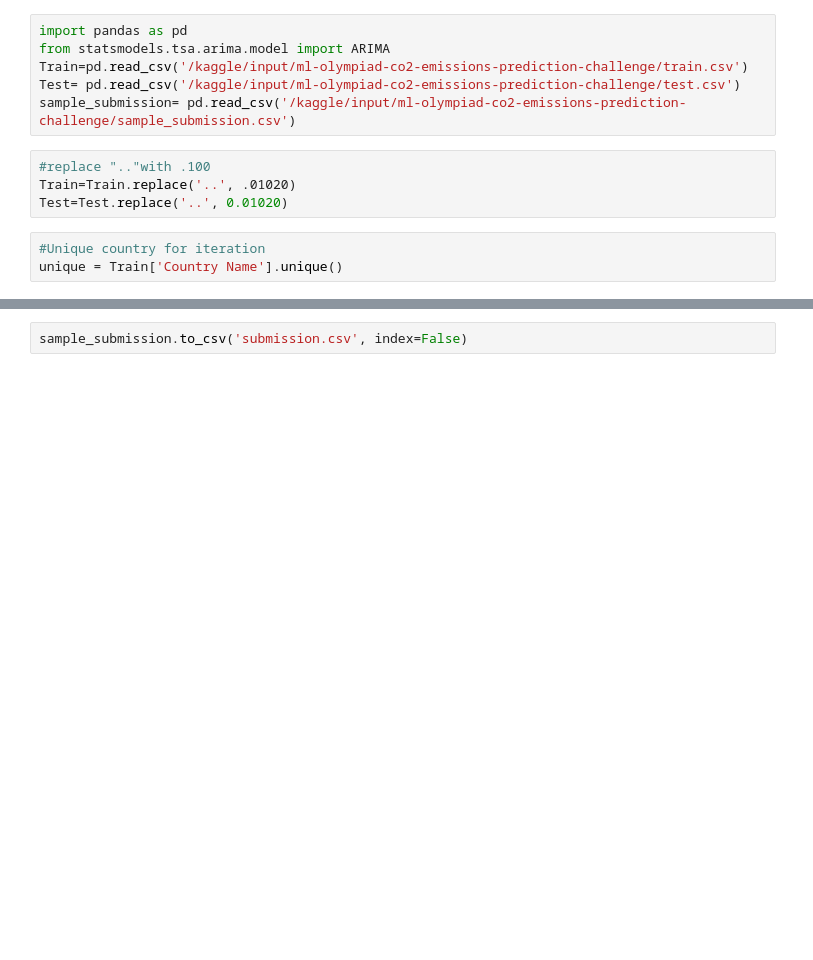
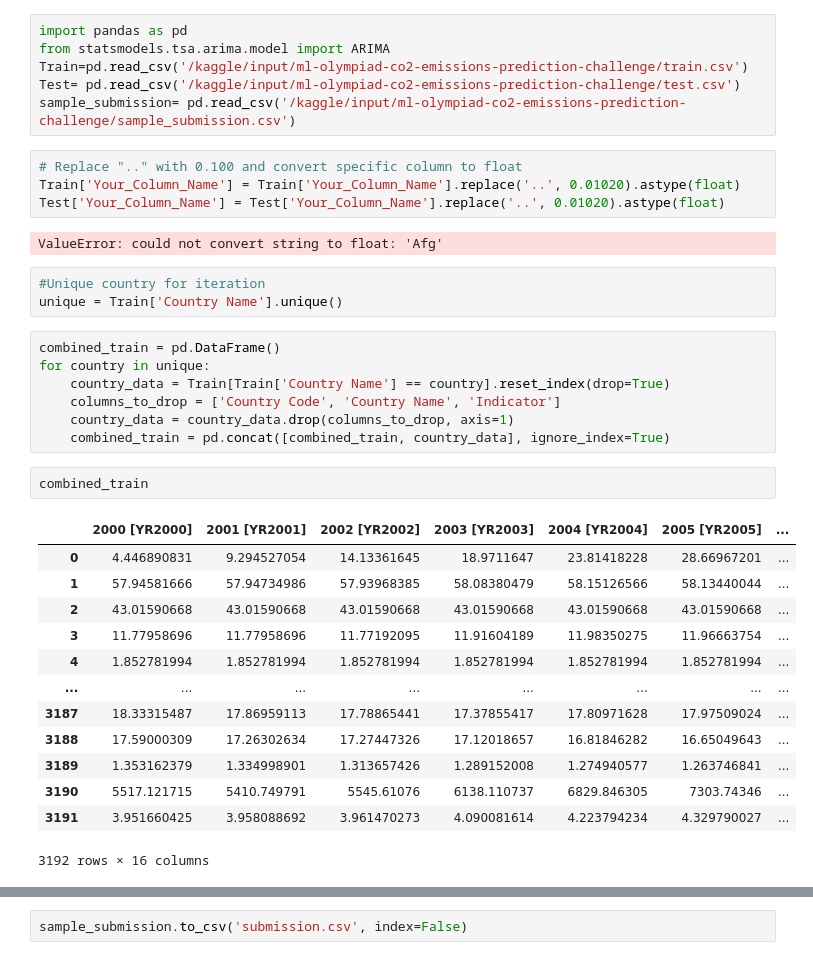
Before and after one commit to samratabduljalil/mL-olympiad2024, a Jupyter notebook: working.ipynb, the cells around one changed output, grey strips where cells are left out. Saved outputs shown, nothing was run; the diff lists cells and outputs as text; blank space fills up the shorter version.

```diff
--- a/working.ipynb
+++ b/working.ipynb
@@ -4,13 +4,38 @@ from statsmodels.tsa.arima.model import ARIMA
 Train=pd.read_csv('/kaggle/input/ml-olympiad-co2-emissions-prediction-challenge/train.csv')
 Test= pd.read_csv('/kaggle/input/ml-olympiad-co2-emissions-prediction-challenge/test.csv')
 sample_submission= pd.read_csv('/kaggle/input/ml-olympiad-co2-emissions-prediction-challenge/sample_submission.csv')
-# %%
-#replace ".."with .100
-Train=Train.replace('..', .01020)
-Test=Test.replace('..', 0.01020)
+# %%
+# Replace ".." with 0.100 and convert specific column to float
+Train['Your_Column_Name'] = Train['Your_Column_Name'].replace('..', 0.01020).astype(float)
+Test['Your_Column_Name'] = Test['Your_Column_Name'].replace('..', 0.01020).astype(float)
+# %% [output]
+ValueError: could not convert string to float: 'Afg'
 # %%
 #Unique country for iteration
 unique = Train['Country Name'].unique()
+# %%
+combined_train = pd.DataFrame()
+for country in unique:
+    country_data = Train[Train['Country Name'] == country].reset_index(drop=True)
+    columns_to_drop = ['Country Code', 'Country Name', 'Indicator']
+    country_data = country_data.drop(columns_to_drop, axis=1)
+    combined_train = pd.concat([combined_train, country_data], ignore_index=True)
+# %%
+combined_train
+# %% [output]
+|  | 2000 [YR2000] | 2001 [YR2001] | 2002 [YR2002] | 2003 [YR2003] | 2004 [YR2004] | 2005 [YR2005] | ... |
+| 0 | 4.446890831 | 9.294527054 | 14.13361645 | 18.9711647 | 23.81418228 | 28.66967201 | ... |
+| 1 | 57.94581666 | 57.94734986 | 57.93968385 | 58.08380479 | 58.15126566 | 58.13440044 | ... |
+| 2 | 43.01590668 | 43.01590668 | 43.01590668 | 43.01590668 | 43.01590668 | 43.01590668 | ... |
+| 3 | 11.77958696 | 11.77958696 | 11.77192095 | 11.91604189 | 11.98350275 | 11.96663754 | ... |
+| 4 | 1.852781994 | 1.852781994 | 1.852781994 | 1.852781994 | 1.852781994 | 1.852781994 | ... |
+| ... | ... | ... | ... | ... | ... | ... | ... |
+| 3187 | 18.33315487 | 17.86959113 | 17.78865441 | 17.37855417 | 17.80971628 | 17.97509024 | ... |
+| 3188 | 17.59000309 | 17.26302634 | 17.27447326 | 17.12018657 | 16.81846282 | 16.65049643 | ... |
+| 3189 | 1.353162379 | 1.334998901 | 1.313657426 | 1.289152008 | 1.274940577 | 1.263746841 | ... |
+| 3190 | 5517.121715 | 5410.749791 | 5545.61076 | 6138.110737 | 6829.846305 | 7303.74346 | ... |
+| 3191 | 3.951660425 | 3.958088692 | 3.961470273 | 4.090081614 | 4.223794234 | 4.329790027 | ... |
+3192 rows × 16 columns
 # %%
 #trainig and inferencing with LogisticRegression and ARIMA
 import pandas as pd
```
Also changed, not shown: parts of 5 cells of this notebook.
